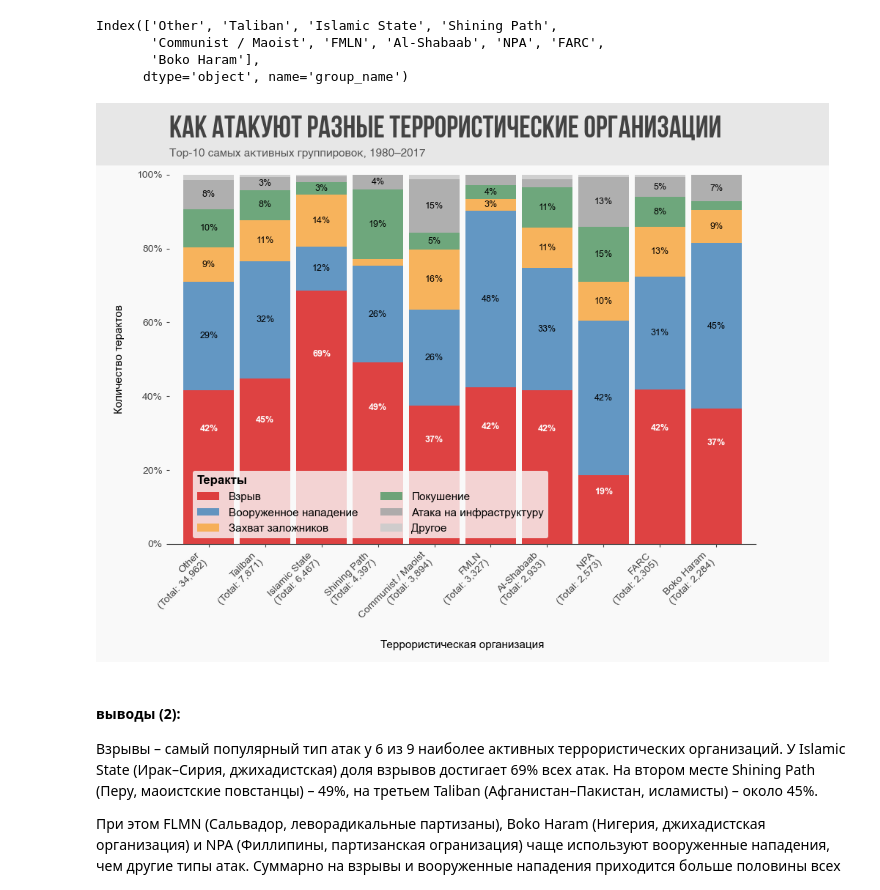
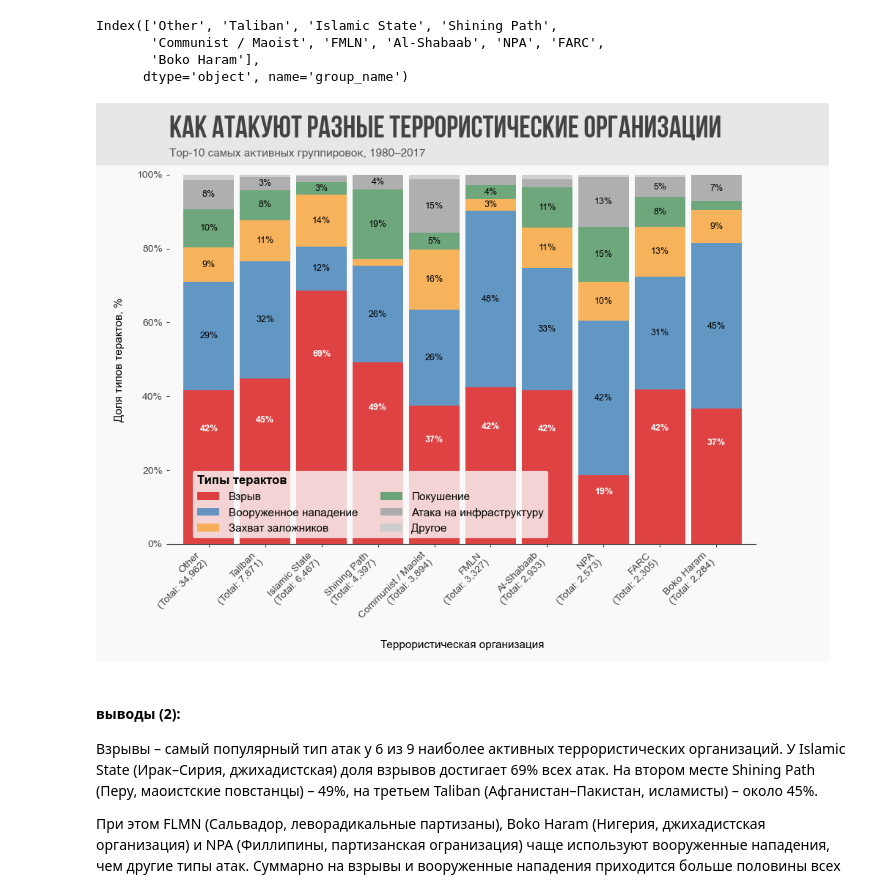
Before and after one commit to niki3080/EDA_Terrorism_ds, a Jupyter notebook: notebooks/02_EDA.ipynb, the cells around one changed output. Cells and saved outputs as stored; diff of their text form; code cells hidden in the pictures.

```diff
--- a/notebooks/02_EDA.ipynb
+++ b/notebooks/02_EDA.ipynb
@@ -224,36 +243,36 @@ for container, attack_type in zip(ax.containers, table_pct.columns):
             f"{value:.0%}",
             ha="center",
             va="center",
             fontsize=9,
             color=text_color,
             fontweight=weight)
 
 ax.yaxis.set_major_formatter(PercentFormatter(1))
 
 # суммарное количество атак
 totals = (df_clean[df_clean['group_name'].isin(table_pct.index)]
     .groupby('group_name').size())
 
 # добавим в подписи x
 new_labels = [f"{name}\n(Total: {int(totals.loc[name]):,})"
               for name in table_pct.index]
 
 ax.set_xticklabels(new_labels, rotation=45, ha="right")
 
 ax.set_xlabel("Террористическая организация\n")
-ax.set_ylabel("Количество терактов")
+ax.set_ylabel("Доля типов терактов, %")
 
-style_legend(ax, 'Теракты', alpha=0.8, ncol=2, loc='bl', shift_x=0.03)
+style_legend(ax, 'Типы терактов', alpha=0.8, ncol=2, loc='bl', shift_x=0.03)
 style_title(ax,
     "Как атакуют разные террористические организации",
     "Top-10 самых активных группировок, 1980–2017")
 
 
 fig.savefig(os.path.join(path_to_save_images, f'{image_name_prefix}_image_2.png'),
                 dpi=300, bbox_inches="tight")
 plt.show()
 # %% [output]
-[figure, old version]
+[figure, new version]
 # %% [markdown]
 #### **выводы** (2):
 Взрывы – самый популярный тип атак у 6 из 9 наиболее активных террористических организаций. У Islamic State (Ирак–Сирия, джихадистская) доля взрывов достигает 69% всех атак. На втором месте Shining Path (Перу, маоистские повстанцы) – 49%, на третьем Taliban (Афганистан–Пакистан, исламисты) – около 45%.
```
Also changed, not shown: parts of 2 cells of this notebook, 5 other files.
